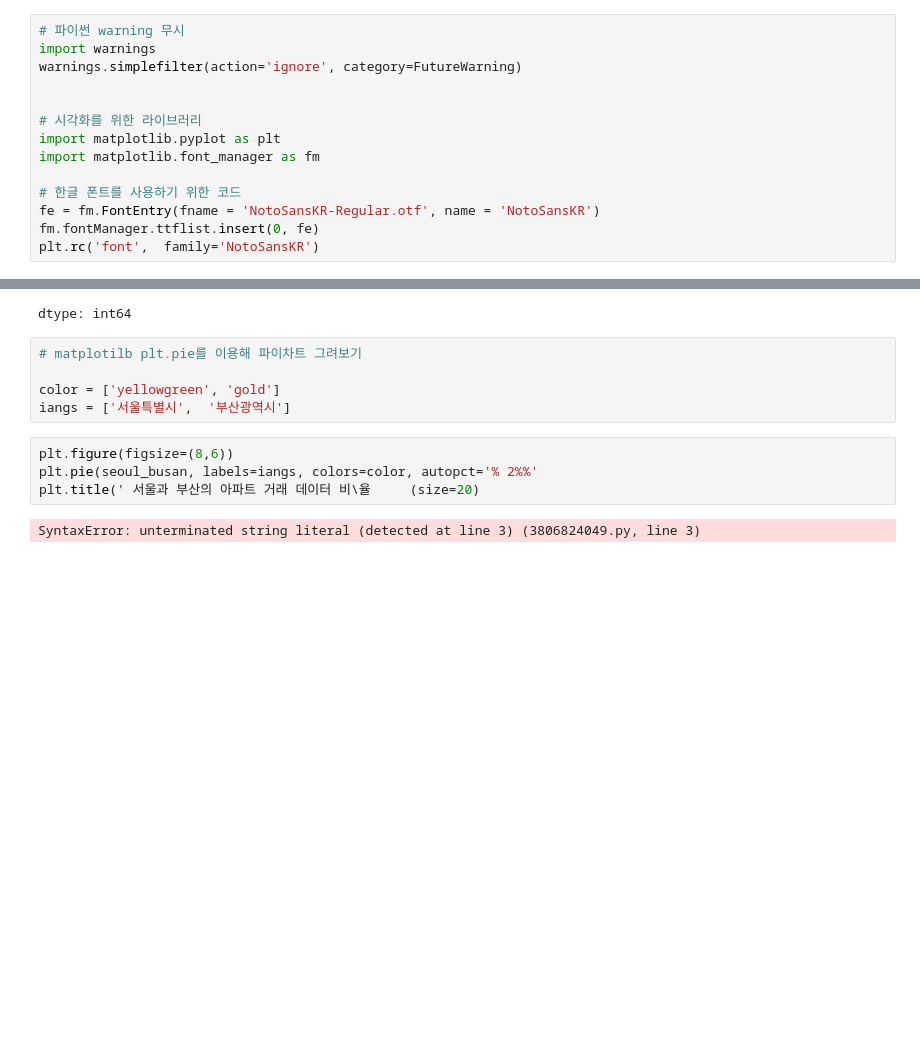
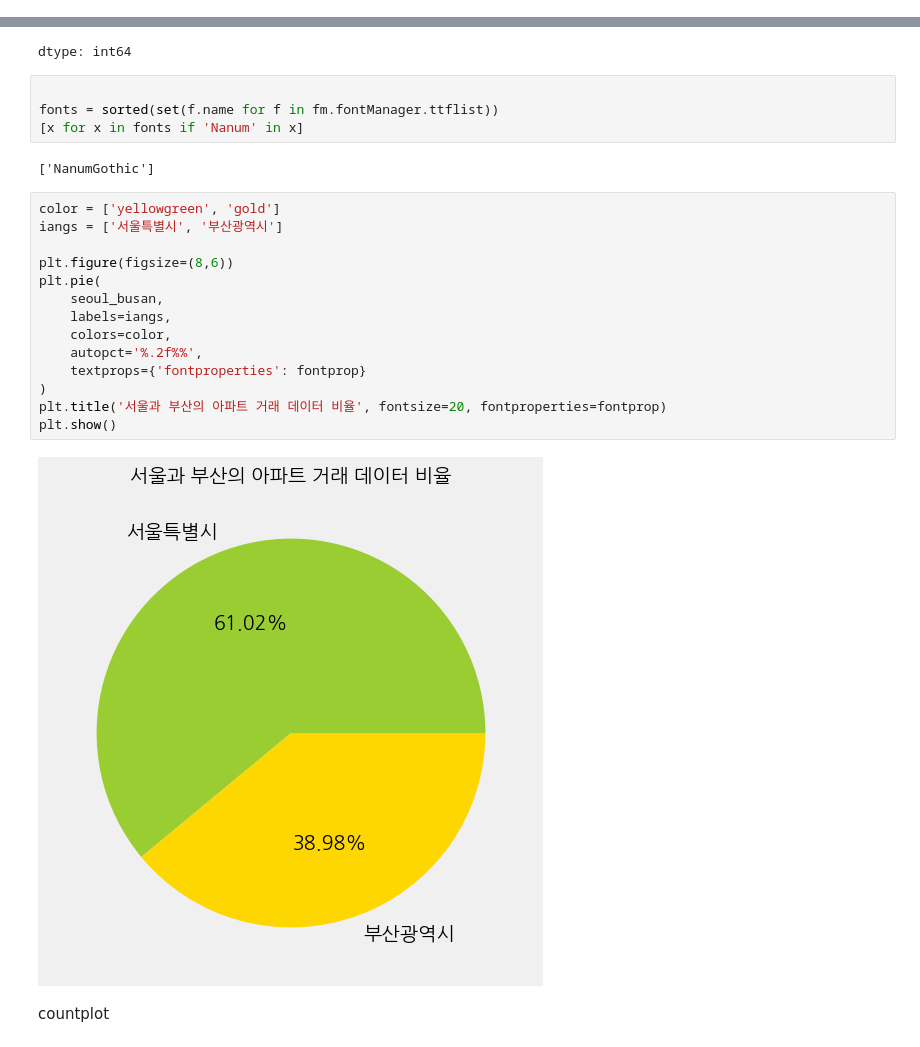
Before and after one commit to peperjet/bc-ml, a Jupyter notebook: real-estate-ml/apt2_260328.ipynb, the cells around one changed output, grey strips where cells are left out. Drawn from its saved outputs; the diff is of its cells as text; blank space fills up the shorter version.

```diff
--- a/real-estate-ml/apt2_260328.ipynb
+++ b/real-estate-ml/apt2_260328.ipynb
@@ -208,17 +248,3 @@ Requirement already satisfied: python-dateutil>=2.7 in /usr/local/lib/python3.12
 Requirement already satisfied: pytz>=2020.1 in /usr/local/lib/python3.12/dist-packages (from pandas>=1.2->seaborn) (2025.2)
 Requirement already satisfied: tzdata>=2022.7 in /usr/local/lib/python3.12/dist-packages (from pandas>=1.2->seaborn) (2025.3)
 Requirement already satisfied: six>=1.5 in /usr/local/lib/python3.12/dist-packages (from python-dateutil>=2.7->matplotlib!=3.6.1,>=3.4->seaborn) (1.17.0)
-# %%
-# 파이썬 warning 무시
-import warnings
-warnings.simplefilter(action='ignore', category=FutureWarning)
-
-
-# 시각화를 위한 라이브러리
-import matplotlib.pyplot as plt
-import matplotlib.font_manager as fm
-
-# 한글 폰트를 사용하기 위한 코드
-fe = fm.FontEntry(fname = 'NotoSansKR-Regular.otf', name = 'NotoSansKR')
-fm.fontManager.ttflist.insert(0, fe)
-plt.rc('font',  family='NotoSansKR')
@@ -294,14 +315,27 @@ seoul_busan
 | 서울특별시 | 742285 |
 | 부산광역시 | 474268 |
 dtype: int64
-# %%
-# matplotilb plt.pie를 이용해 파이차트 그려보기
-
-color = ['yellowgreen', 'gold']
-iangs = ['서울특별시',  '부산광역시']
+# %%
+
+fonts = sorted(set(f.name for f in fm.fontManager.ttflist))
+[x for x in fonts if 'Nanum' in x]
+# %% [output]
+['NanumGothic']
 # %%
+color = ['yellowgreen', 'gold']
+iangs = ['서울특별시', '부산광역시']
+
 plt.figure(figsize=(8,6))
-plt.pie(seoul_busan, labels=iangs, colors=color, autopct='% 2%%'
-plt.title(' 서울과 부산의 아파트 거래 데이터 비\율     (size=20)
+plt.pie(
+    seoul_busan,
+    labels=iangs,
+    colors=color,
+    autopct='%.2f%%',
+    textprops={'fontproperties': fontprop}
+)
+plt.title('서울과 부산의 아파트 거래 데이터 비율', fontsize=20, fontproperties=fontprop)
+plt.show()
 # %% [output]
-SyntaxError: unterminated string literal (detected at line 3) (3806824049.py, line 3)
+[figure, added]
+# %% [markdown]
+countplot
```
Also changed, not shown: parts of 24 cells of this notebook.
